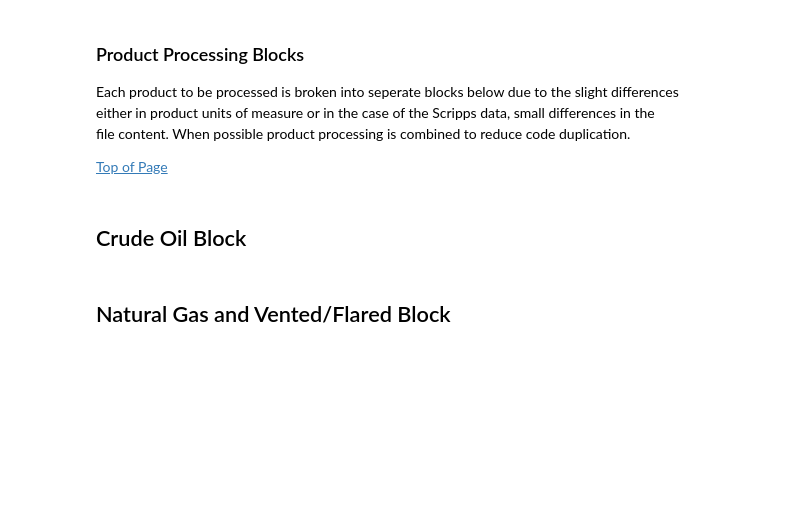
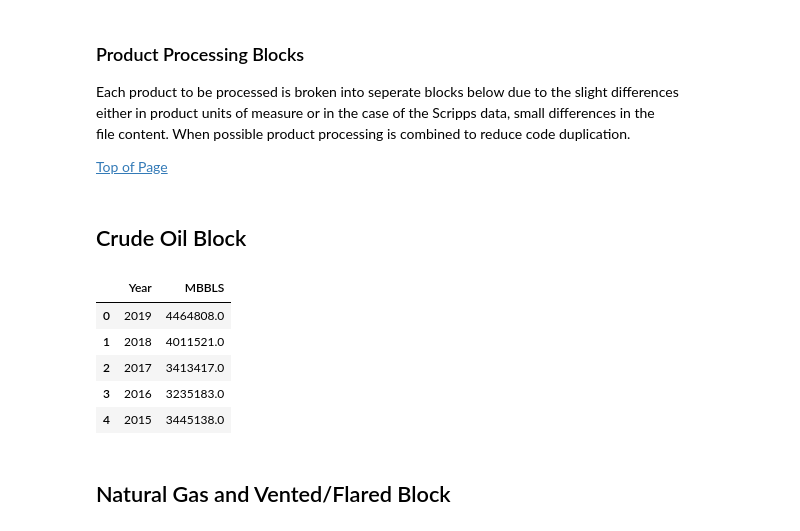
Before and after one commit to rafeesumich/591-GHGFromOilandGasSystems, a Jupyter notebook: 2.2_PreProcessing_GM.ipynb, the cells around one changed output. Drawn from its saved outputs; the diff is of its cells as text; code cells hidden in the pictures; blank space fills up the shorter version.

```diff
--- a/2.2_PreProcessing_GM.ipynb
+++ b/2.2_PreProcessing_GM.ipynb
@@ -99,7 +103,13 @@ Enable one query dict() for processing by the following active cell.
 # %%
 # eia_queries = {'US_OIL_ANNUAL': us_oil_annual}
 # eia_queries = {'US_GAS_ANNUAL': us_gas_annual, 'US_FLARED_ANNUAL': us_flared_annual}
-eia_queries = {'US_GAS_EMISS': us_gas_emiss, 'US_OIL_EMISS': us_oil_emiss, 'US_CO2_INDUSTRIAL': us_CO2_industrial}
+# eia_queries = {'US_GAS_EMISS': us_gas_emiss, 'US_OIL_EMISS': us_oil_emiss, 'US_CO2_INDUSTRIAL': us_CO2_industrial}
+
+# The following
+eia_queries = {'US_OIL_ANNUAL': us_oil_annual,
+               'US_GAS_ANNUAL': us_gas_annual, 'US_FLARED_ANNUAL': us_flared_annual,
+               'US_GAS_EMISS': us_gas_emiss, 'US_OIL_EMISS': us_oil_emiss,
+               'US_CO2_INDUSTRIAL': us_CO2_industrial}
 # %% [markdown]
 ### API Query Execution
 The following cell will iterate the query dict(), retrieving the respective JSON file for the query. The JSON files saved to the ___data_eia___ folder as source data.
@@ -110,7 +120,7 @@ Each retrieved and saved query will be printed to STDOUT to verify the query pro
 for key, query in eia_queries.items():
     data = requests.get(query)
     if data.status_code == 200:
-        with open('../data_eia/' + key + '.json', 'w') as j_out:
+        with open(data_eia + key + '.json', 'w') as j_out:
             json.dump(data.json(), j_out)
             print(key+'.json', query)
 # %% [output]
@@ -150,7 +163,7 @@ Read each dataset in the query dict() into a pandas dataframe. Each dataframe wi
 df_data = {}
 
 for key in eia_queries.keys():
-    with open('../data_eia/' + key + '.json', 'r') as j_in:
+    with open(data_eia + key + '.json', 'r') as j_in:
         data = json.load(j_in)
         df_data[key] = pd.DataFrame(data['series']).explode('data')
 # %% [markdown]
@@ -188,15 +201,22 @@ file content. When possible product processing is combined to reduce code duplic
 # %%
 df_oil = df_data['US_OIL_ANNUAL'][['unitsshort','data']]
 
 df_oil = pd.DataFrame(df_oil.data.values.tolist(), index=df_oil.index, columns=['Year', 'MBBLS'])
 
 df_oil = df_oil.astype({'Year': 'int64', 'MBBLS': 'float64'})
 
 df_oil['Year'] = pd.to_datetime(df_oil['Year'], format='%Y')
 
 df_oil.reset_index(drop=True, inplace=True,)
 
 df_oil['Year'] = pd.DatetimeIndex(df_oil['Year']).year
 
-df_oil.head(20)
+df_oil.head(5)
+# %% [output]
+|  | Year | MBBLS |
+| 0 | 2019 | 4464808.0 |
+| 1 | 2018 | 4011521.0 |
+| 2 | 2017 | 3413417.0 |
+| 3 | 2016 | 3235183.0 |
+| 4 | 2015 | 3445138.0 |
 # %%
```
Also changed, not shown: parts of 21 cells of this notebook, 1 other file.
